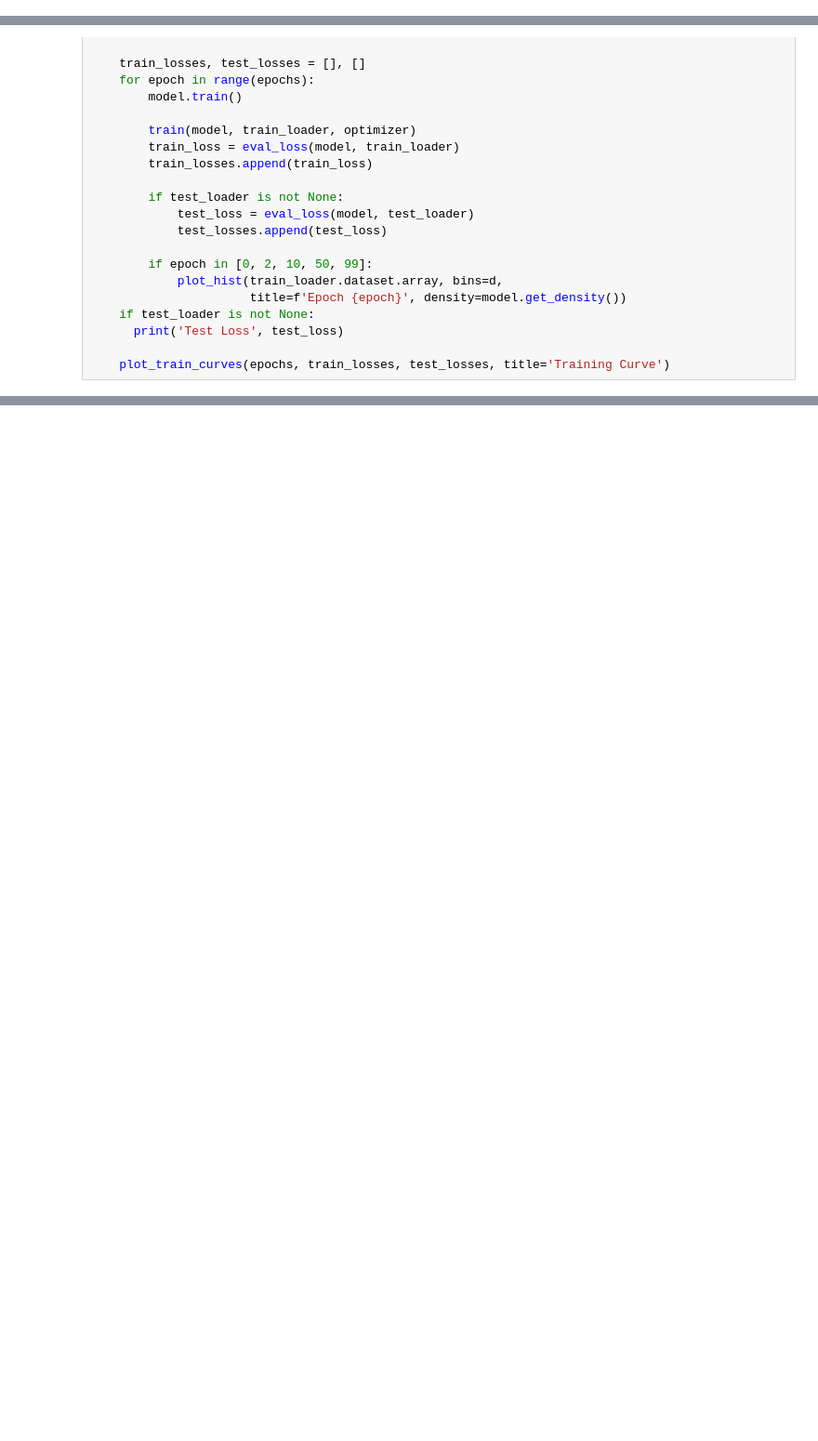
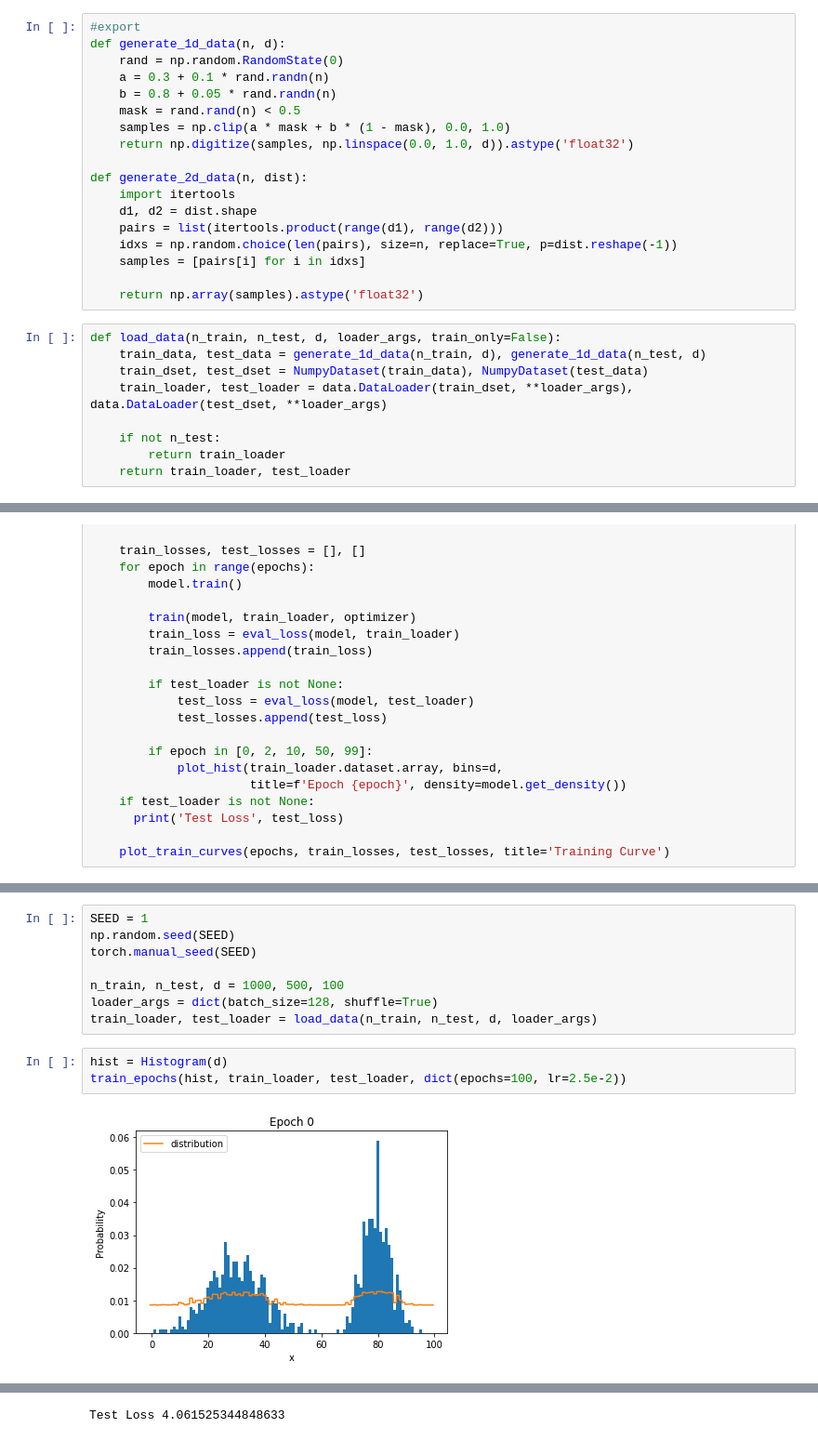
Before and after one commit to jovsa/jovsatools, a Jupyter notebook: notebooks/custom_pytorch_training.ipynb, the cells around one changed output, grey strips where cells are left out. Shown at 93% size. Saved outputs shown, nothing was run; the diff lists cells and outputs as text; blank space fills up the shorter version.

Commit message:
updates to custom pytorch trainingn

```diff
--- a/notebooks/custom_pytorch_training.ipynb
+++ b/notebooks/custom_pytorch_training.ipynb
@@ -22,0 +36,27 @@ The autoreload extension is already loaded. To reload it, use:
+# %%
+#export
+def generate_1d_data(n, d):
+    rand = np.random.RandomState(0)
+    a = 0.3 + 0.1 * rand.randn(n)
+    b = 0.8 + 0.05 * rand.randn(n)
+    mask = rand.rand(n) < 0.5
+    samples = np.clip(a * mask + b * (1 - mask), 0.0, 1.0)
+    return np.digitize(samples, np.linspace(0.0, 1.0, d)).astype('float32')
+
+def generate_2d_data(n, dist):
+    import itertools
+    d1, d2 = dist.shape
+    pairs = list(itertools.product(range(d1), range(d2)))
+    idxs = np.random.choice(len(pairs), size=n, replace=True, p=dist.reshape(-1))
+    samples = [pairs[i] for i in idxs]
+
+    return np.array(samples).astype('float32')
+# %%
+def load_data(n_train, n_test, d, loader_args, train_only=False):
+    train_data, test_data = generate_1d_data(n_train, d), generate_1d_data(n_test, d)
+    train_dset, test_dset = NumpyDataset(train_data), NumpyDataset(test_data)
+    train_loader, test_loader = data.DataLoader(train_dset, **loader_args), data.DataLoader(test_dset, **loader_args)
+
+    if not n_test:
+        return train_loader
+    return train_loader, test_loader
@@ -70,0 +217,13 @@ def train_epochs(model, train_loader, test_loader, train_args):
+# %%
+SEED = 1
+np.random.seed(SEED)
+torch.manual_seed(SEED)
+
+n_train, n_test, d = 1000, 500, 100
+loader_args = dict(batch_size=128, shuffle=True)
+train_loader, test_loader = load_data(n_train, n_test, d, loader_args)
+# %%
+hist = Histogram(d)
+train_epochs(hist, train_loader, test_loader, dict(epochs=100, lr=2.5e-2))
+# %% [output]
+[figure, added]
@@ -70,0 +234 @@ def train_epochs(model, train_loader, test_loader, train_args):
+Test Loss 4.061525344848633
```
Also changed, not shown: parts of 11 cells of this notebook, 9 other files.
